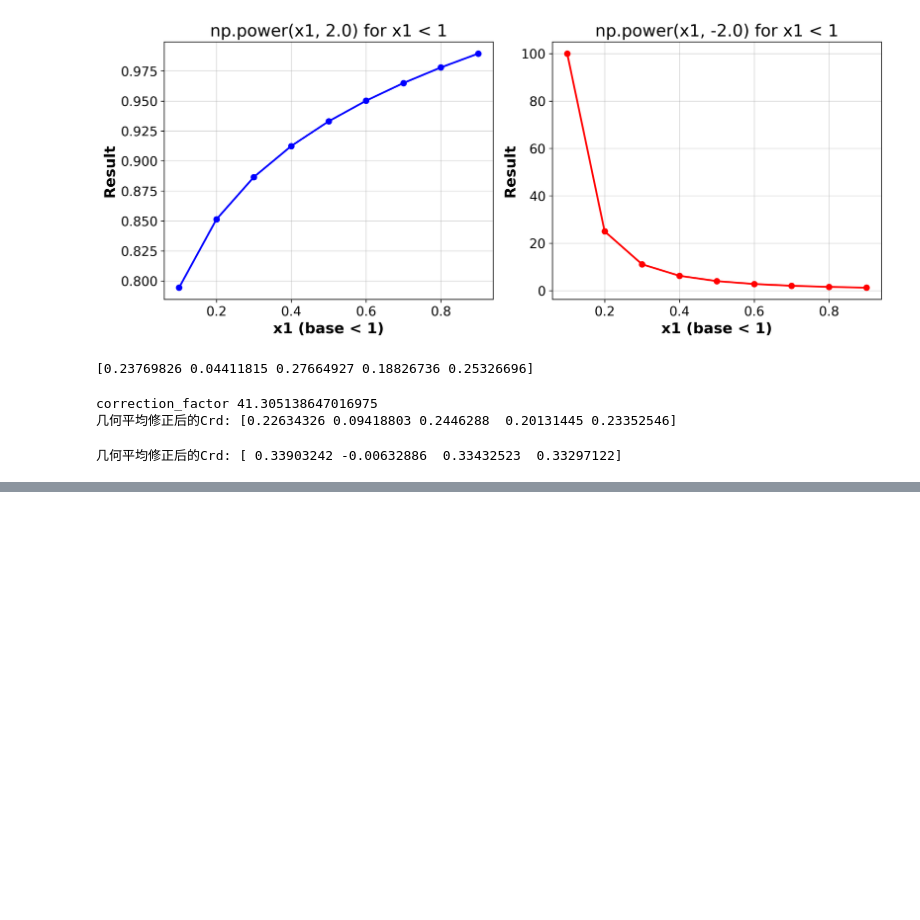
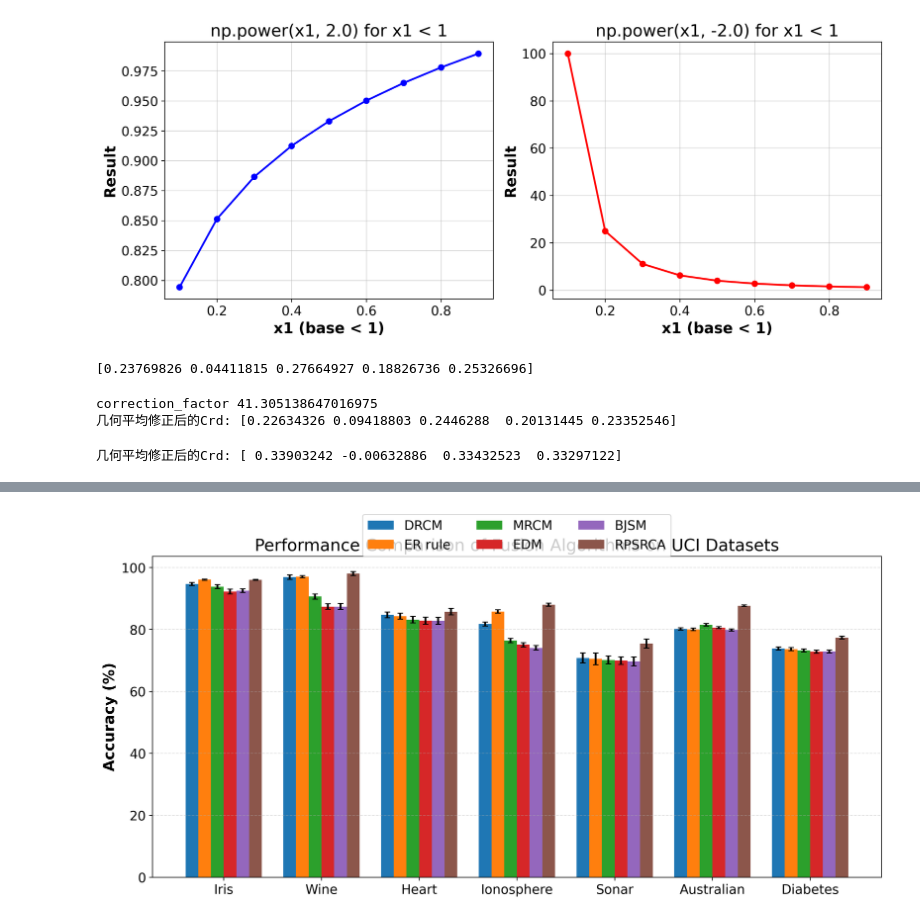
Before and after one commit to bitofbing/DS, a Jupyter notebook: owa_distance_fused.ipynb, the cells around one changed output, grey strips where cells are left out. Saved outputs shown, nothing was run; the diff lists cells and outputs as text; code cells hidden in the pictures; blank space fills up the shorter version.

```diff
--- a/owa_distance_fused.ipynb
+++ b/owa_distance_fused.ipynb
@@ -2212,0 +2284,45 @@ print("几何平均修正后的Crd:", adjusted_Crd)
+# %%
+import matplotlib.pyplot as plt
+import numpy as np
+
+# 数据
+datasets = ["Iris", "Wine", "Heart", "Ionosphere", "Sonar", "Australian", "Diabetes"]
+algorithms = ["DRCM", "ER rule", "MRCM", "EDM", "BJSM", "RPSRCA"]
+
+means = np.array([
+    [94.65, 96.06, 93.79, 92.19, 92.49, 95.99],
+    [96.86, 97.00, 90.60, 87.36, 87.34, 98.04],
+    [84.66, 84.27, 83.13, 82.81, 82.71, 85.70],
+    [81.73, 85.78, 76.41, 75.03, 74.02, 87.97],
+    [70.76, 70.46, 70.12, 69.90, 69.66, 75.39],
+    [80.14, 79.98, 81.48, 80.55, 79.80, 87.65],
+    [73.84, 73.63, 73.21, 72.77, 72.86, 77.31]
+])
+
+stds = np.array([
+    [0.51, 0.19, 0.64, 0.81, 0.60, 0.13],
+    [0.71, 0.36, 0.85, 0.90, 0.96, 0.65],
+    [0.95, 0.96, 1.05, 1.14, 1.15, 1.02],
+    [0.63, 0.53, 0.68, 0.68, 0.75, 0.51],
+    [1.66, 1.86, 1.29, 1.25, 1.41, 1.46],
+    [0.34, 0.43, 0.37, 0.35, 0.38, 0.26],
+    [0.54, 0.53, 0.52, 0.48, 0.52, 0.47]
+])
+
+# 绘制
+x = np.arange(len(datasets))
+bar_width = 0.13
+
+plt.figure(figsize=(12,6))
+for i, algo in enumerate(algorithms):
+    plt.bar(x + i*bar_width, means[:, i], yerr=stds[:, i], capsize=3, width=bar_width, label=algo)
+
+plt.xticks(x + bar_width*2.5, datasets)
+plt.ylabel("Accuracy (%)")
+plt.title("Performance Comparison of Fusion Algorithms on UCI Datasets")
+plt.legend(loc='upper center', bbox_to_anchor=(0.5, 1.15), ncol=3)
+plt.grid(axis='y', linestyle='--', alpha=0.4)
+plt.tight_layout()
+plt.show()
+# %% [output]
+[figure, added]
```
Also changed, not shown: parts of 9 cells of this notebook, 26 other files.
